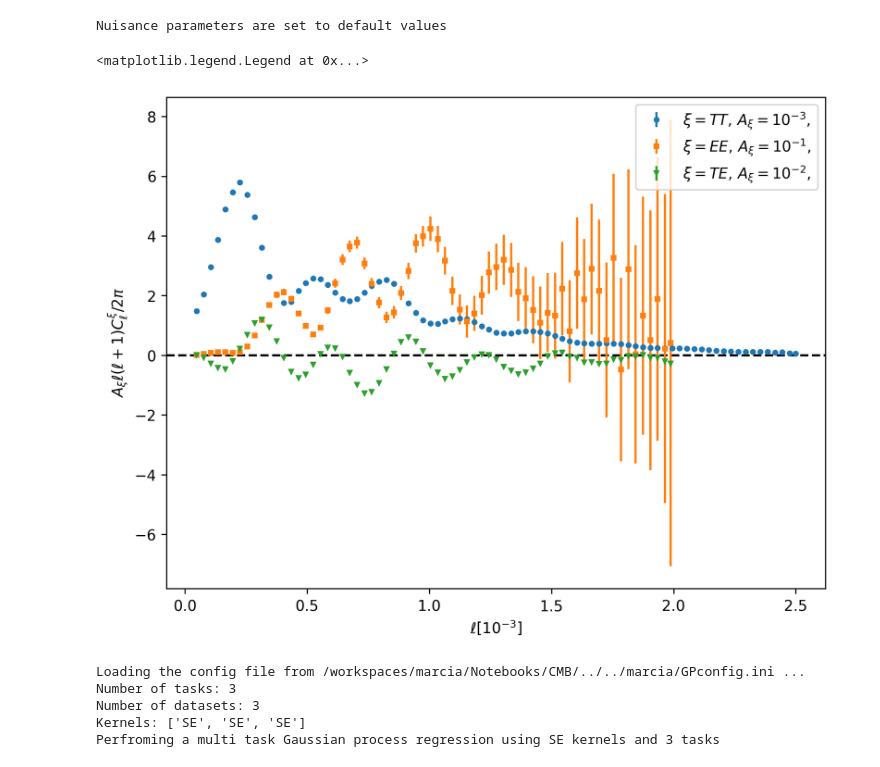
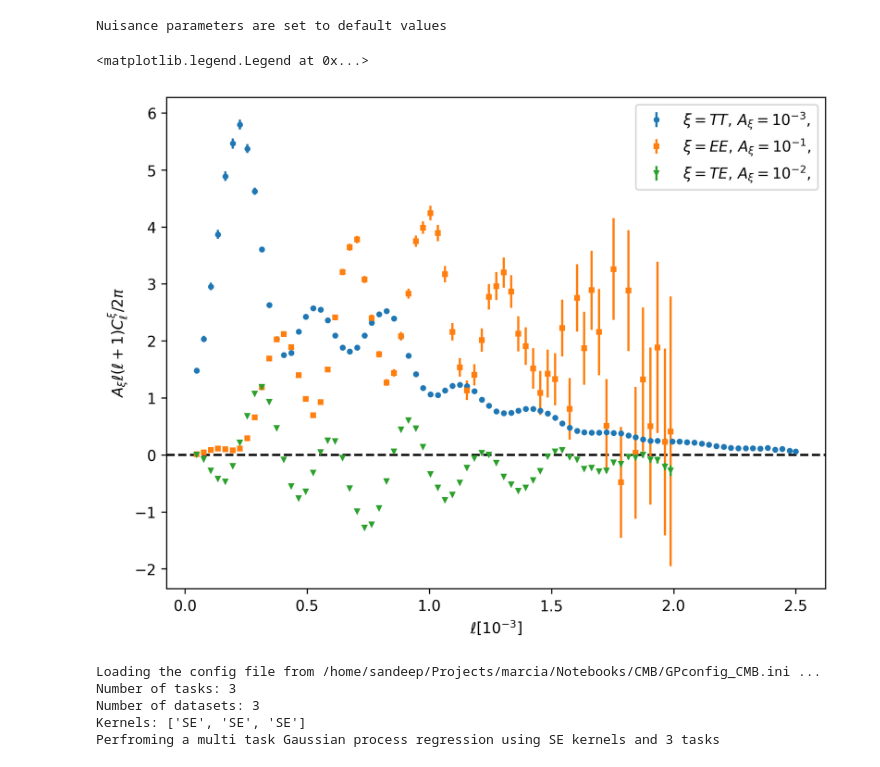
Before and after one commit to cosomelet/marcia, a Jupyter notebook: Notebooks/CMB/CMB_multi_task.ipynb, the cells around one changed output. Saved outputs shown, nothing was run; the diff lists cells and outputs as text; code cells hidden in the pictures.

```diff
--- a/Notebooks/CMB/CMB_multi_task.ipynb
+++ b/Notebooks/CMB/CMB_multi_task.ipynb
@@ -27,26 +34,27 @@ d = Data(data_list)
 # %%
 fig = plt.figure(figsize=(8,6), dpi = 300)
 plt.xlabel(r'$\ell [10^{-3}]$')
 plt.ylabel(r'$A_{\xi}\ell(\ell+1)C_\ell^{\xi}/2\pi$')
 plt.axhline(0,color='k',ls='--')
 
 x,y, cov = d()
 # To plot teh three data sets in the same panel after some rescaling of the data in teh y axis
-plt.errorbar(d.x['x0']/1000,d.y['y0']/1000,yerr=np.sqrt(np.diag(d.covar['covar0']))/1000,fmt='o', markersize = 3, label=r'$\xi = TT, \, A_{\xi } = 10^{-3}$, ')
-plt.errorbar(d.x['x1']/1000,d.y['y1']/10,yerr=np.sqrt(np.diag(d.covar['covar1'])/10),fmt='s', markersize = 3, label=r'$\xi = EE, \, A_{\xi } = 10^{-1}$, ')
-plt.errorbar(d.x['x2']/1000,d.y['y2']/100,yerr=np.sqrt(np.diag(d.covar['covar2']))/100,fmt='v', markersize = 3, label=r'$\xi = TE, \, A_{\xi } = 10^{-2}$, ')
+plt.errorbar(d.x['x0'],d.y['y0'],yerr=np.sqrt(np.diag(d.covar['covar0'])),fmt='o', markersize = 3, label=r'$\xi = TT, \, A_{\xi } = 10^{-3}$, ')
+plt.errorbar(d.x['x1'],d.y['y1'],yerr=np.sqrt(np.diag(d.covar['covar1'])),fmt='s', markersize = 3, label=r'$\xi = EE, \, A_{\xi } = 10^{-1}$, ')
+plt.errorbar(d.x['x2'],d.y['y2'],yerr=np.sqrt(np.diag(d.covar['covar2'])),fmt='v', markersize = 3, label=r'$\xi = TE, \, A_{\xi } = 10^{-2}$, ')
+
 
 plt.gca().legend(loc='upper right',fontsize=10)
 # %% [output]
 Nuisance parameters are set to default values
 <matplotlib.legend.Legend at 0x...>
-[figure, old version]
+[figure, new version]
 # %%
 data_ker = list(d.x.values())
 filename = os.path.join(os.getcwd(),'GPconfig_CMB.ini')
-K = Kernels(data_ker, filename = filename)
+K = Kernel(data_ker, filename = filename)
 # %% [output]
-Loading the config file from /workspaces/marcia/Notebooks/CMB/../../marcia/GPconfig.ini ...
+Loading the config file from /home/sandeep/Projects/marcia/Notebooks/CMB/GPconfig_CMB.ini ...
 Number of tasks: 3
 Number of datasets: 3
 Kernels: ['SE', 'SE', 'SE']
```
Also changed, not shown: parts of 14 cells of this notebook, 22 other files.
